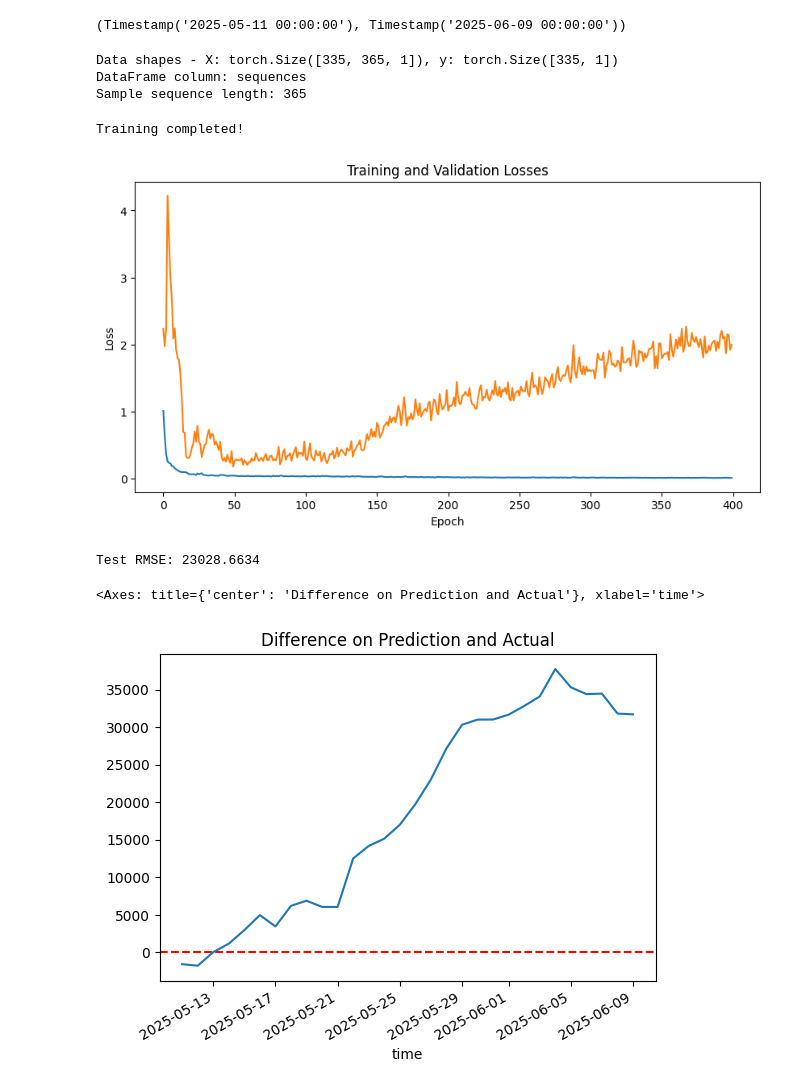
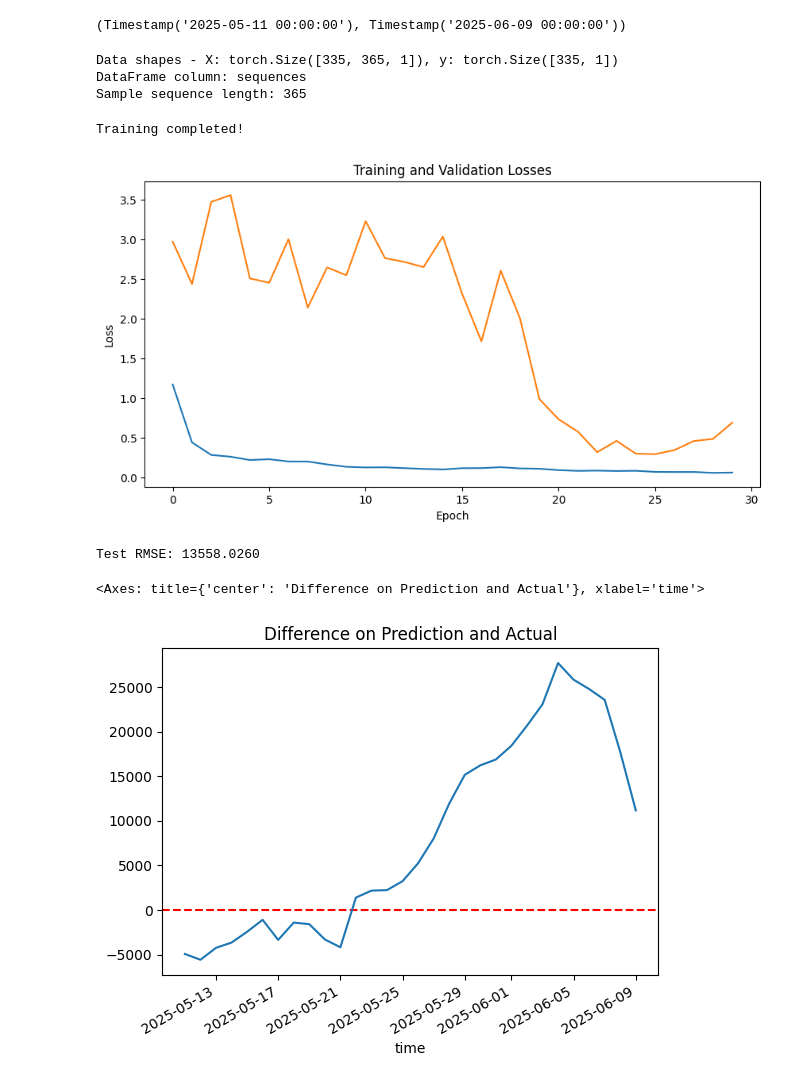
Before and after one commit to matteoshafer/cryptoTrading_fork, a Jupyter notebook: training notebooks/transformer.ipynb, the cells around one changed output. Saved outputs shown, nothing was run; the diff lists cells and outputs as text; code cells hidden in the pictures.

```diff
--- a/training notebooks/transformer.ipynb
+++ b/training notebooks/transformer.ipynb
@@ -204,22 +188,22 @@ model = torch.load(f'../models/{COIN}_model.pth')
 # %%
 # Create model with appropriate settings for Bitcoin prediction
 model = BaseTransformer(
     d_model=128,
     num_heads=8,
     num_layers=4,
     learning_rate=1e-4,  # This is fine now with normalized data
     batch_size=32,
     dropout=0.1,
     mask_value=FILL
 )
-model.fit(X_train_norm, y_train_norm, epochs=400, validation_data=(X_test_norm, y_test_norm))
-torch.save(model, f'../models/{COIN}_model.pth')
+model.fit(X_train_norm, y_train_norm, epochs=30, validation_data=(X_test_norm, y_test_norm))
+torch.save(model, f'../models/{COIN}_model3.pth')
 # %% [output]
 Data shapes - X: torch.Size([335, 365, 1]), y: torch.Size([335, 1])
 DataFrame column: sequences
 Sample sequence length: 365
 Training completed!
-[figure, old version]
+[figure, new version]
 # %%
 predictions = model.predict(X_test_norm)
 predictions = target_scaler.inverse_transform(predictions).reshape(-1)
@@ -229,14 +213,14 @@ y_test_norm.index = X_test_norm.index
 rmse = root_mean_squared_error(y_test, predictions)
 print(f"Test RMSE: {rmse:.4f}")
 # %% [output]
-Test RMSE: 23028.6634
+Test RMSE: 13558.0260
 # %%
 diff = predictions - y_test
 plt.axhline(0.0, color='r', linestyle='--')
 diff.plot.line(title='Difference on Prediction and Actual')
 # %% [output]
 <Axes: title={'center': 'Difference on Prediction and Actual'}, xlabel='time'>
-[figure, old version]
+[figure, new version]
 # %%
 comparison = pd.concat([y_test, predictions], axis=1)
 comparison.columns = ['actual', 'prediction']
```
Also changed, not shown: parts of 8 cells of this notebook, 5 other files.
